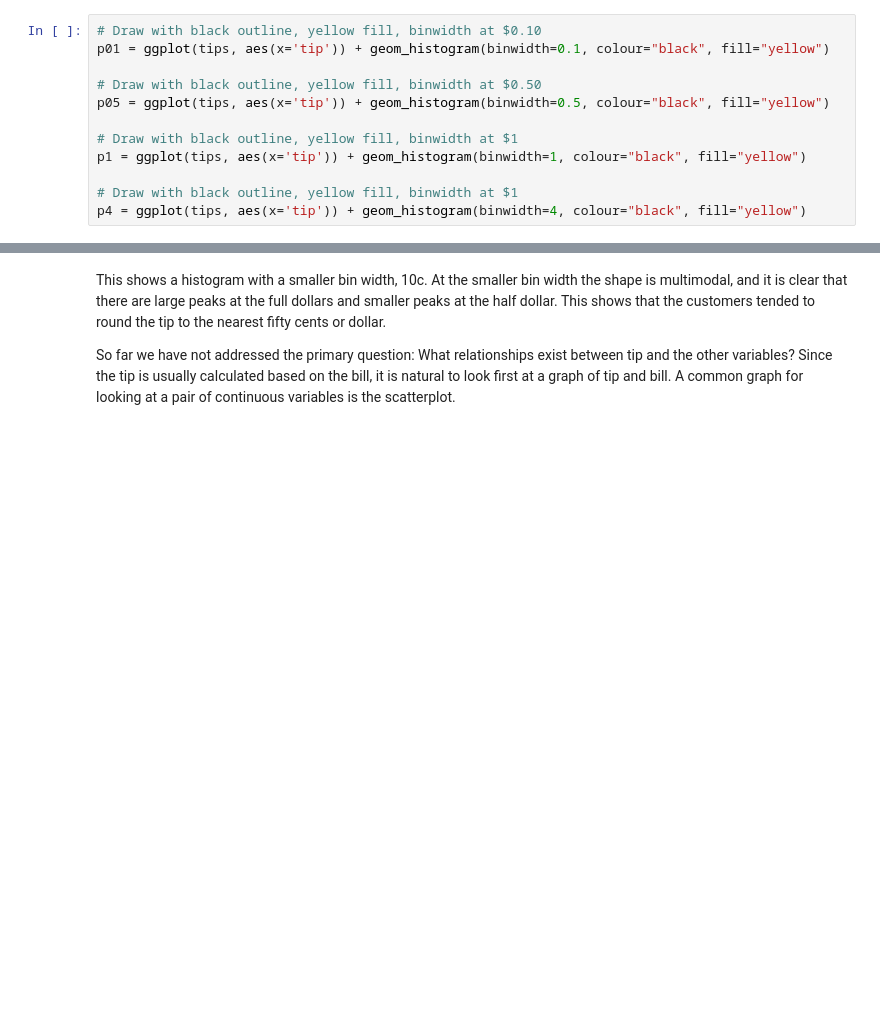
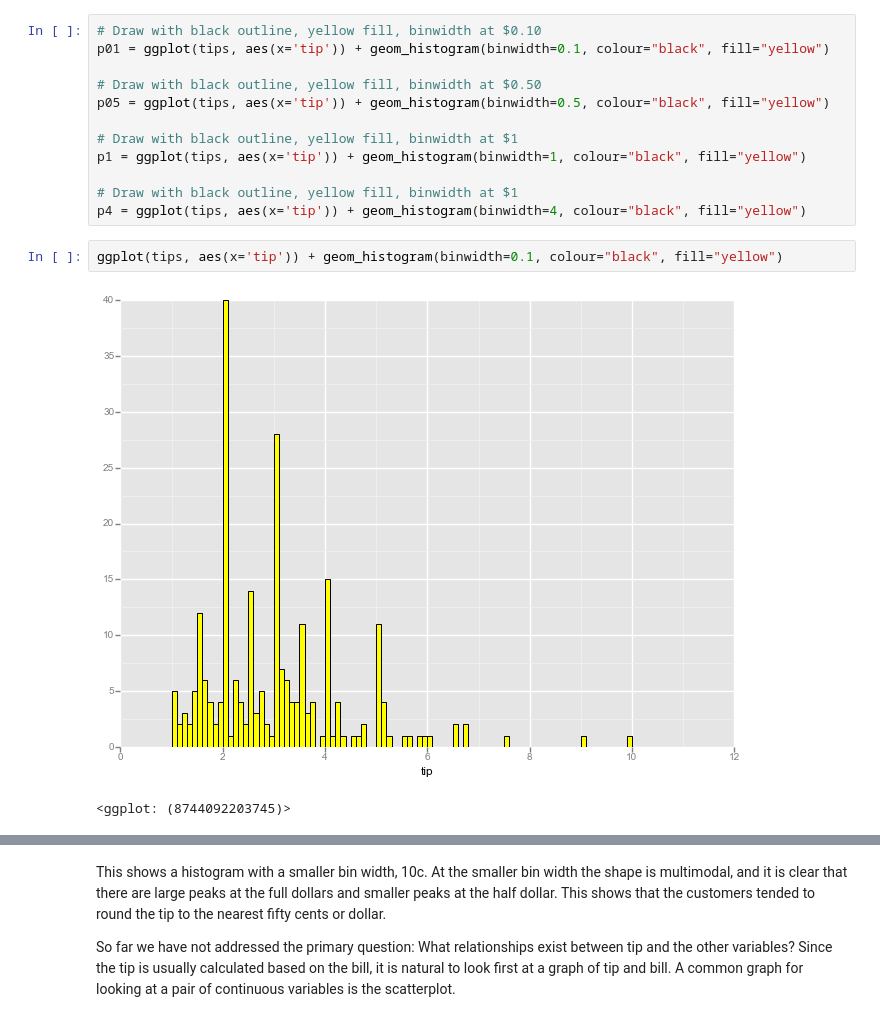
Before and after one commit to lorachow/DS_HK_9, a Jupyter notebook: notebooks/04 - Exploratory Data Analysis.ipynb, the cells around one changed output, grey strips where cells are left out. Saved outputs shown, nothing was run; the diff lists cells and outputs as text; blank space fills up the shorter version.

```diff
--- a/notebooks/04 - Exploratory Data Analysis.ipynb
+++ b/notebooks/04 - Exploratory Data Analysis.ipynb
@@ -689,6 +536,11 @@ p1 = ggplot(tips, aes(x='tip')) + geom_histogram(binwidth=1, colour="black", fil
 
 # Draw with black outline, yellow fill, binwidth at $1
 p4 = ggplot(tips, aes(x='tip')) + geom_histogram(binwidth=4, colour="black", fill="yellow")
+# %%
+ggplot(tips, aes(x='tip')) + geom_histogram(binwidth=0.1, colour="black", fill="yellow")
+# %% [output]
+[figure, added]
+<ggplot: (8744092203745)>
 # %%
 p05
 # %% [output]
```
Also changed, not shown: parts of 90 cells of this notebook.
